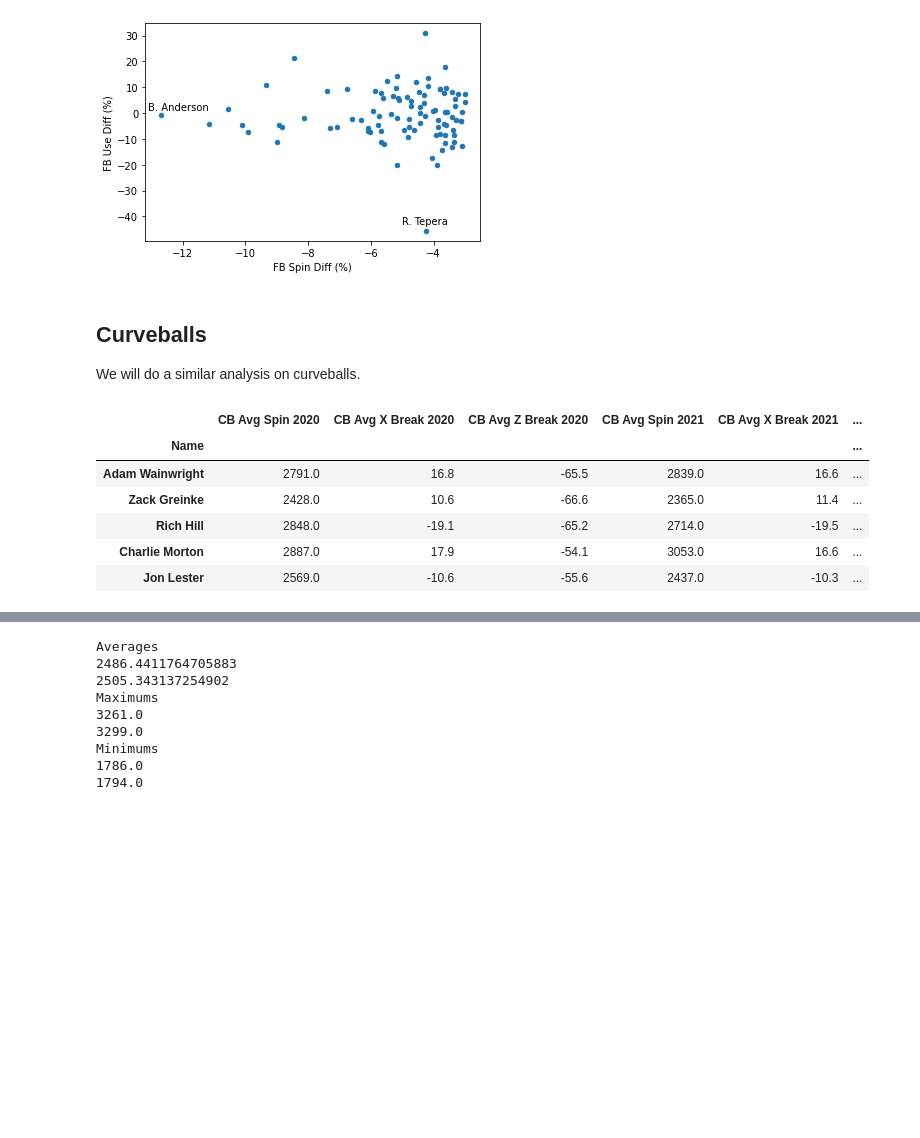
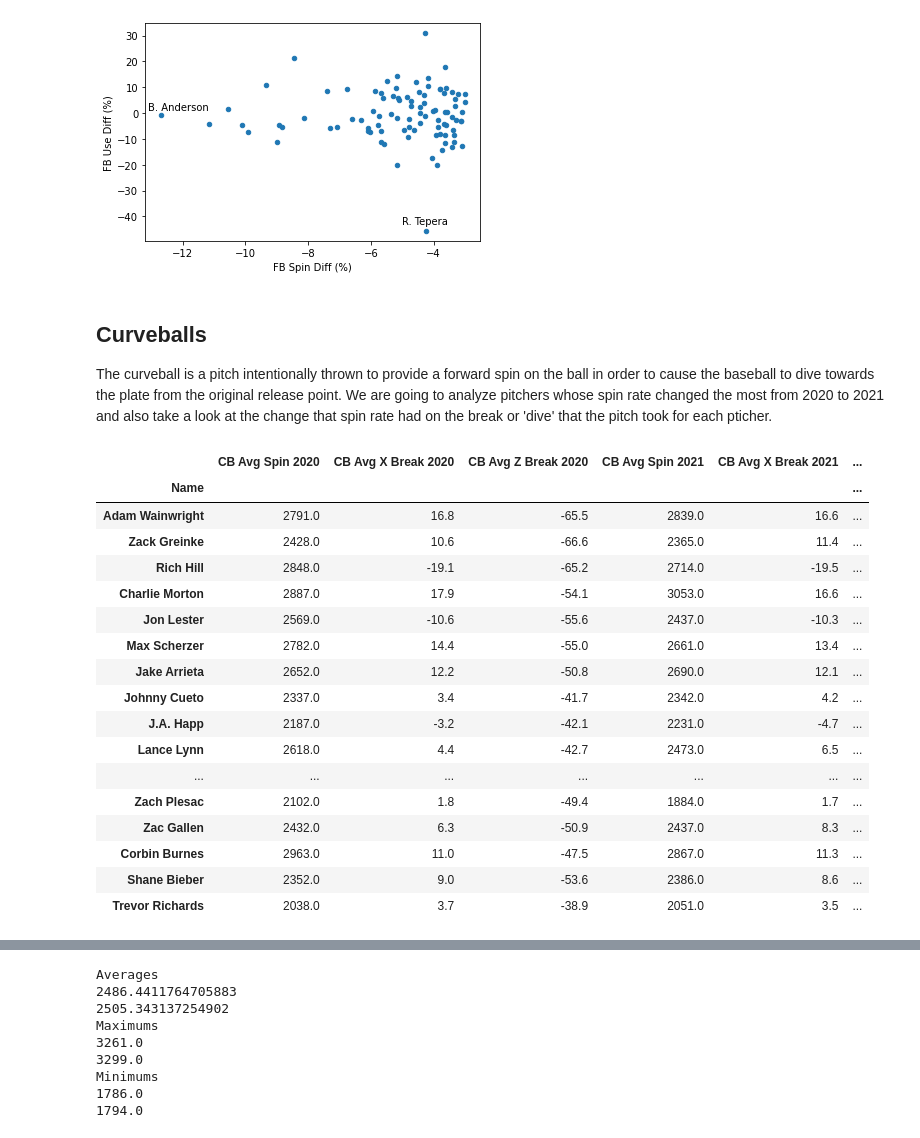
Before and after one commit to Jesparza17/Jesparza17, a Jupyter notebook: Project Notebook.ipynb, the cells around one changed output, grey strips where cells are left out. Cells and saved outputs as stored; diff of their text form; code cells hidden in the pictures; blank space fills up the shorter version.

```diff
--- a/Project Notebook.ipynb
+++ b/Project Notebook.ipynb
@@ -37,6 +37,7 @@ import numpy as np
 import matplotlib
 import matplotlib.pyplot as plt
 import seaborn as sns
+pd.options.display.max_rows = 999
 %matplotlib inline
 # %% [markdown]
 The datasets shown below were extracted from [Baseball Savant](https://baseballsavant.mlb.com/ "Baseball Savant"). In this website we are given many datasets which can be filtered based upon several different options in a drop down menu. This menu allows for data to be broken down by a certain statistic across players in the MLB.
@@ -154,31 +164,43 @@ Text(-13.1, 1, 'B. Anderson')
 # %% [markdown]
 ## Curveballs
 
-We will do a similar analysis on curveballs.
+The curveball is a pitch intentionally thrown to provide a forward spin on the ball in order to cause the baseball to dive towards the plate from the original release point. We are going to analyze pitchers whose spin rate changed the most from 2020 to 2021 and also take a look at the change that spin rate had on the break or 'dive' that the pitch took for each pticher.
 # %%
 # Read in data from both years and merge the tables
 curve_2020 = pd.read_csv('curves 2020.csv')
 curve_2021 = pd.read_csv('curves 2021.csv')
 curve_2020 = curve_2020.drop(curve_2020.columns[-1],axis=1)
 curve_2021 = curve_2021.drop(curve_2021.columns[-1],axis=1)
 curves = curve_2020.merge(curve_2021,on = 'player_id',how = 'inner',suffixes = (' 2020',' 2021'))
 
-# Cleaning up
+# Cleaning up Curves Dataframe and yearl curveball data
 alist = ['year 2020','last_name 2021',' first_name 2021','year 2021']
 curves = curves.drop(alist,axis = 1)
 curves['Name'] = curves[' first_name 2020'] + ' ' + curves['last_name 2020']
 curves = curves.drop([' first_name 2020','last_name 2020', "player_id"],axis = 1)
 curves.set_index("Name", inplace=True)
 curves.rename(columns={"cu_avg_spin 2020":"CB Avg Spin 2020", "cu_avg_break_x 2020":"CB Avg X Break 2020","cu_avg_break_z 2020":"CB Avg Z Break 2020"}, inplace=True)
 curves.rename(columns={"cu_avg_spin 2021":"CB Avg Spin 2021", "cu_avg_break_x 2021":"CB Avg X Break 2021","cu_avg_break_z 2021":"CB Avg Z Break 2021"}, inplace=True)
 curves = curves.dropna(subset=['CB Avg Spin 2020','CB Avg Spin 2021'])
-
-curves.head()
+curves_2020 = curves[['CB Avg Spin 2020','CB Avg X Break 2020','CB Avg Z Break 2020']]
+curves_2021 = curves[['CB Avg Spin 2021','CB Avg X Break 2021','CB Avg Z Break 2021']]
+curves
 # %% [output]
 |  | CB Avg Spin 2020 | CB Avg X Break 2020 | CB Avg Z Break 2020 | CB Avg Spin 2021 | CB Avg X Break 2021 | ... |
 | Name |  |  |  |  |  | ... |
 | Adam Wainwright | 2791.0 | 16.8 | -65.5 | 2839.0 | 16.6 | ... |
 | Zack Greinke | 2428.0 | 10.6 | -66.6 | 2365.0 | 11.4 | ... |
 | Rich Hill | 2848.0 | -19.1 | -65.2 | 2714.0 | -19.5 | ... |
 | Charlie Morton | 2887.0 | 17.9 | -54.1 | 3053.0 | 16.6 | ... |
 | Jon Lester | 2569.0 | -10.6 | -55.6 | 2437.0 | -10.3 | ... |
+| Max Scherzer | 2782.0 | 14.4 | -55.0 | 2661.0 | 13.4 | ... |
+| Jake Arrieta | 2652.0 | 12.2 | -50.8 | 2690.0 | 12.1 | ... |
+| Johnny Cueto | 2337.0 | 3.4 | -41.7 | 2342.0 | 4.2 | ... |
+| J.A. Happ | 2187.0 | -3.2 | -42.1 | 2231.0 | -4.7 | ... |
+| Lance Lynn | 2618.0 | 4.4 | -42.7 | 2473.0 | 6.5 | ... |
+| ... | ... | ... | ... | ... | ... | ... |
+| Zach Plesac | 2102.0 | 1.8 | -49.4 | 1884.0 | 1.7 | ... |
+| Zac Gallen | 2432.0 | 6.3 | -50.9 | 2437.0 | 8.3 | ... |
+| Corbin Burnes | 2963.0 | 11.0 | -47.5 | 2867.0 | 11.3 | ... |
+| Shane Bieber | 2352.0 | 9.0 | -53.6 | 2386.0 | 8.6 | ... |
+| Trevor Richards | 2038.0 | 3.7 | -38.9 | 2051.0 | 3.5 | ... |
```
Also changed, not shown: parts of 7 cells of this notebook.
